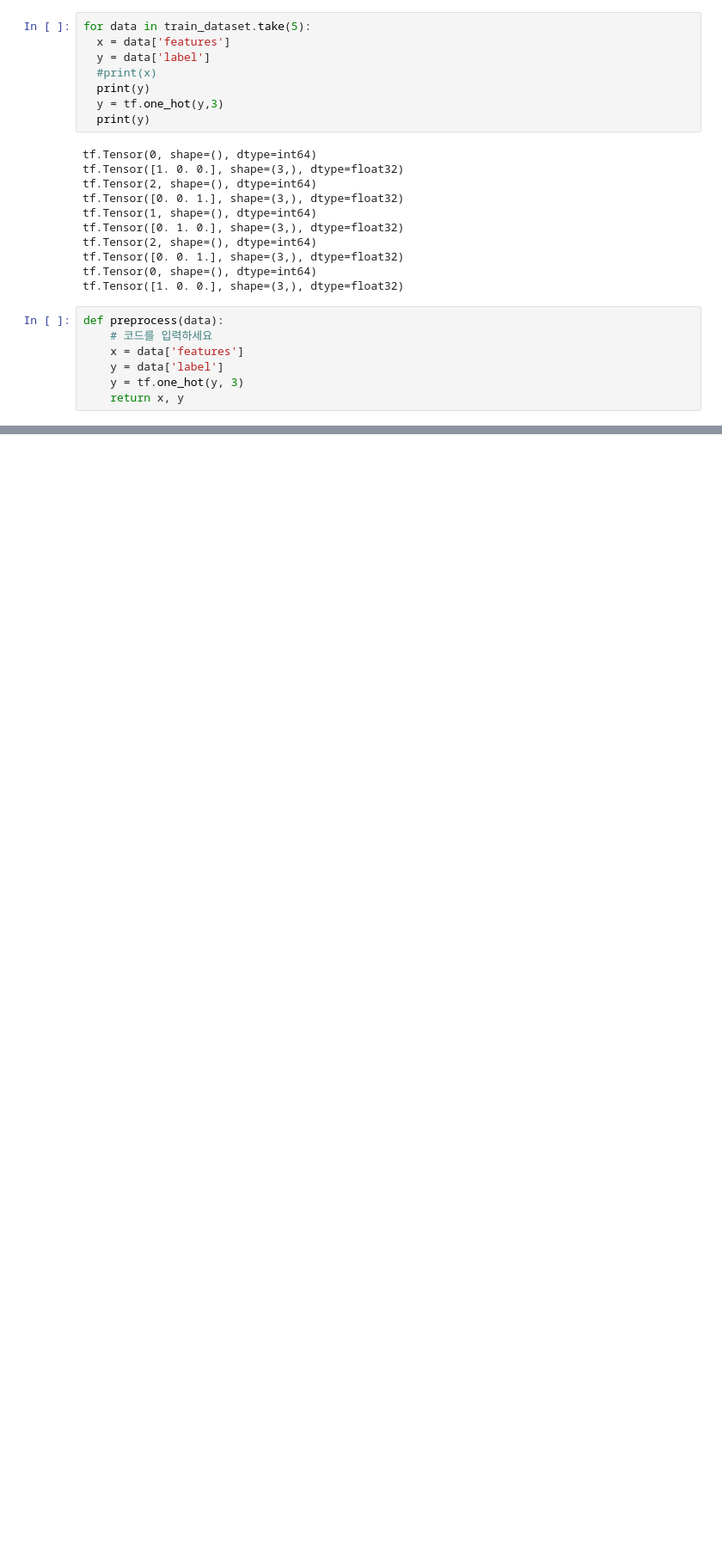
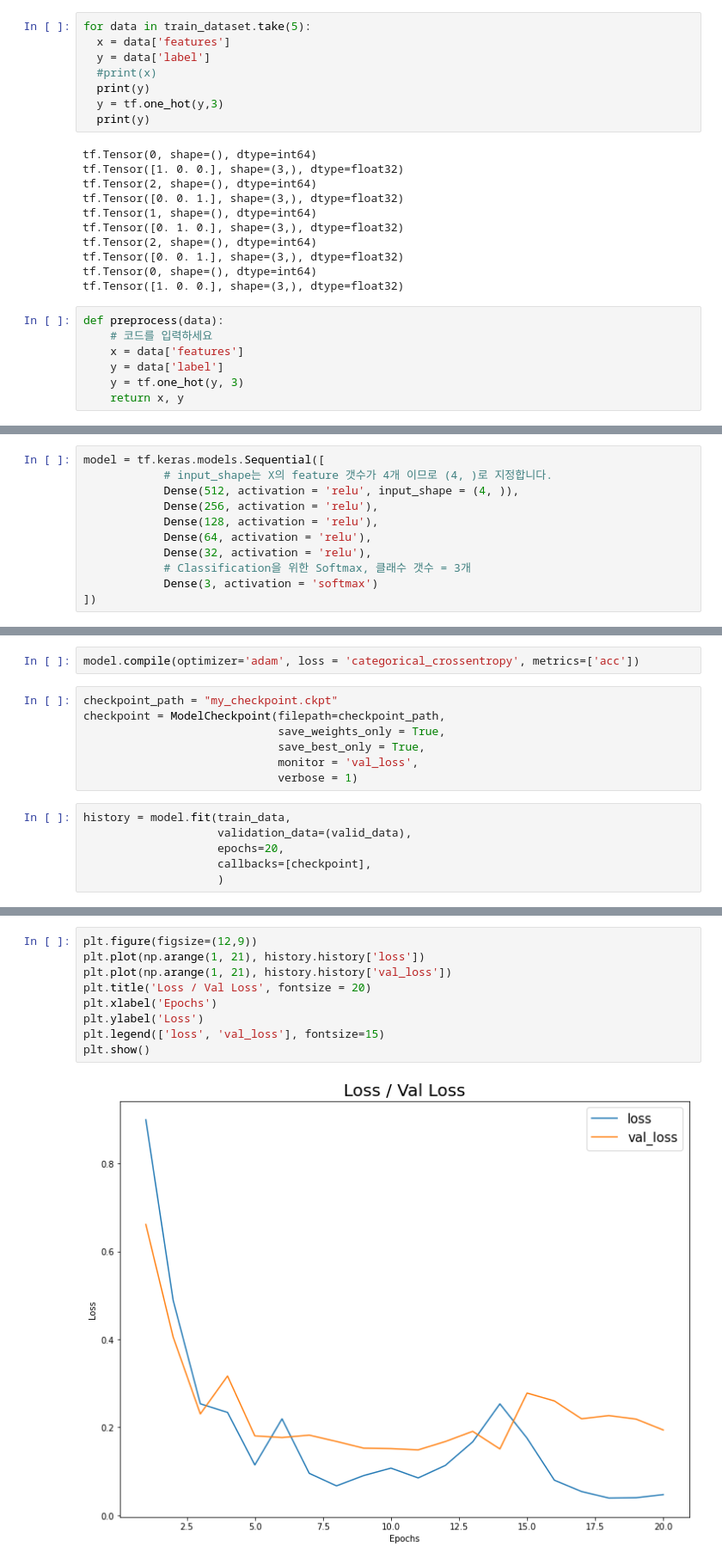
Before and after one commit to TAEWOOGWAK/TENSORFLOW, a Jupyter notebook: TensorFlow_Iris_classification.ipynb, the cells around one changed output, grey strips where cells are left out. Shown at 86% size. Saved outputs shown, nothing was run; the diff lists cells and outputs as text; blank space fills up the shorter version.

Commit message:
Deep Neural Network Model

```diff
--- a/TensorFlow_Iris_seperation.ipynb
+++ b/TensorFlow_Iris_classification.ipynb
@@ -68,0 +83,11 @@ def preprocess(data):
+# %%
+model = tf.keras.models.Sequential([
+            # input_shape는 X의 feature 갯수가 4개 이므로 (4, )로 지정합니다.
+            Dense(512, activation = 'relu', input_shape = (4, )),
+            Dense(256, activation = 'relu'),
+            Dense(128, activation = 'relu'),
+            Dense(64, activation = 'relu'),
+            Dense(32, activation = 'relu'),
+            # Classification을 위한 Softmax, 클래수 갯수 = 3개
+            Dense(3, activation = 'softmax')
+])
@@ -68,0 +117,15 @@ def preprocess(data):
+# %%
+model.compile(optimizer='adam', loss = 'categorical_crossentropy', metrics=['acc'])
+# %%
+checkpoint_path = "my_checkpoint.ckpt"
+checkpoint = ModelCheckpoint(filepath=checkpoint_path,
+                             save_weights_only = True,
+                             save_best_only = True,
+                             monitor = 'val_loss',
+                             verbose = 1)
+# %%
+history = model.fit(train_data,
+                    validation_data=(valid_data),
+                    epochs=20,
+                    callbacks=[checkpoint],
+                    )
@@ -68,0 +158,11 @@ def preprocess(data):
+# %%
+plt.figure(figsize=(12,9))
+plt.plot(np.arange(1, 21), history.history['loss'])
+plt.plot(np.arange(1, 21), history.history['val_loss'])
+plt.title('Loss / Val Loss', fontsize = 20)
+plt.xlabel('Epochs')
+plt.ylabel('Loss')
+plt.legend(['loss', 'val_loss'], fontsize=15)
+plt.show()
+# %% [output]
+[figure, added]
```
Also changed, not shown: parts of 9 cells of this notebook.
